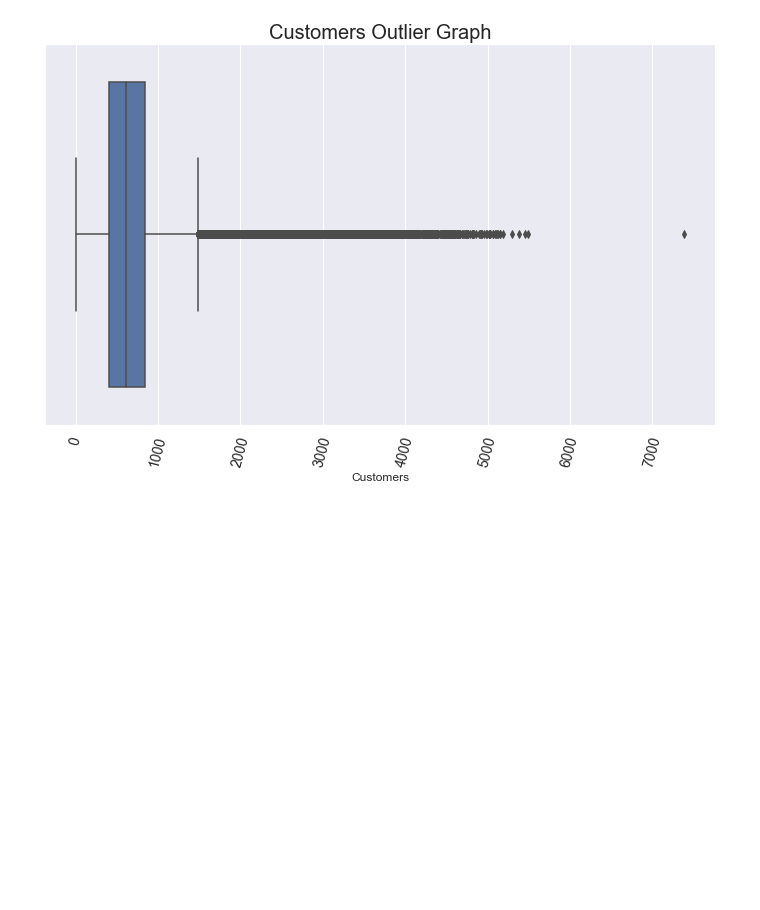
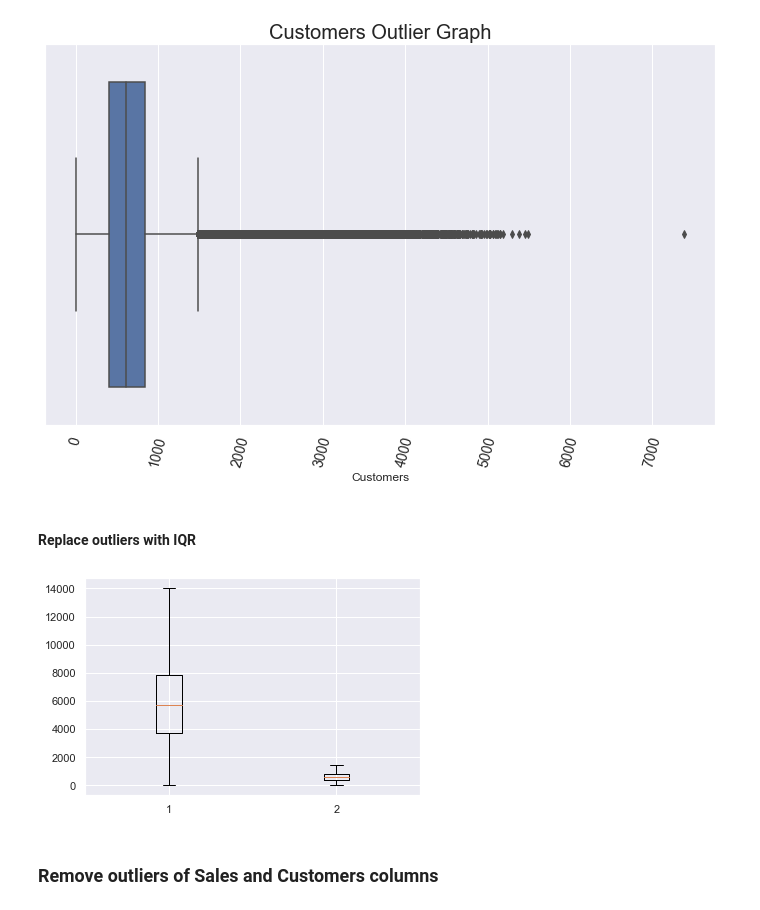
Before and after one commit to yonamg/Pharmaceutical-Sales-Prediction, a Jupyter notebook: notebook/Sales_EDA.ipynb, the cells around one changed output. Cells and saved outputs as stored; diff of their text form; code cells hidden in the pictures; blank space fills up the shorter version.

Commit message:
Removing outliers

```diff
--- a/notebook/Sales_EDA.ipynb
+++ b/notebook/Sales_EDA.ipynb
@@ -338,3 +338,5 @@ plot.plot_box(train_df, train_df['Customers'], "Customers Outlier Graph")
 # %% [output]
 [figure]
 [figure]
+# %% [markdown]
+#### Replace outliers with IQR
@@ -340,0 +345,8 @@ plot.plot_box(train_df, train_df['Customers'], "Customers Outlier Graph")
+# %%
+sns.set()
+plt.boxplot(train_df[['Sales', 'Customers']])
+plt.show()
+# %% [output]
+[figure, added]
+# %% [markdown]
+### Remove outliers of Sales and Customers columns
```
Also changed, not shown: parts of 3 cells of this notebook, 1 other file.
